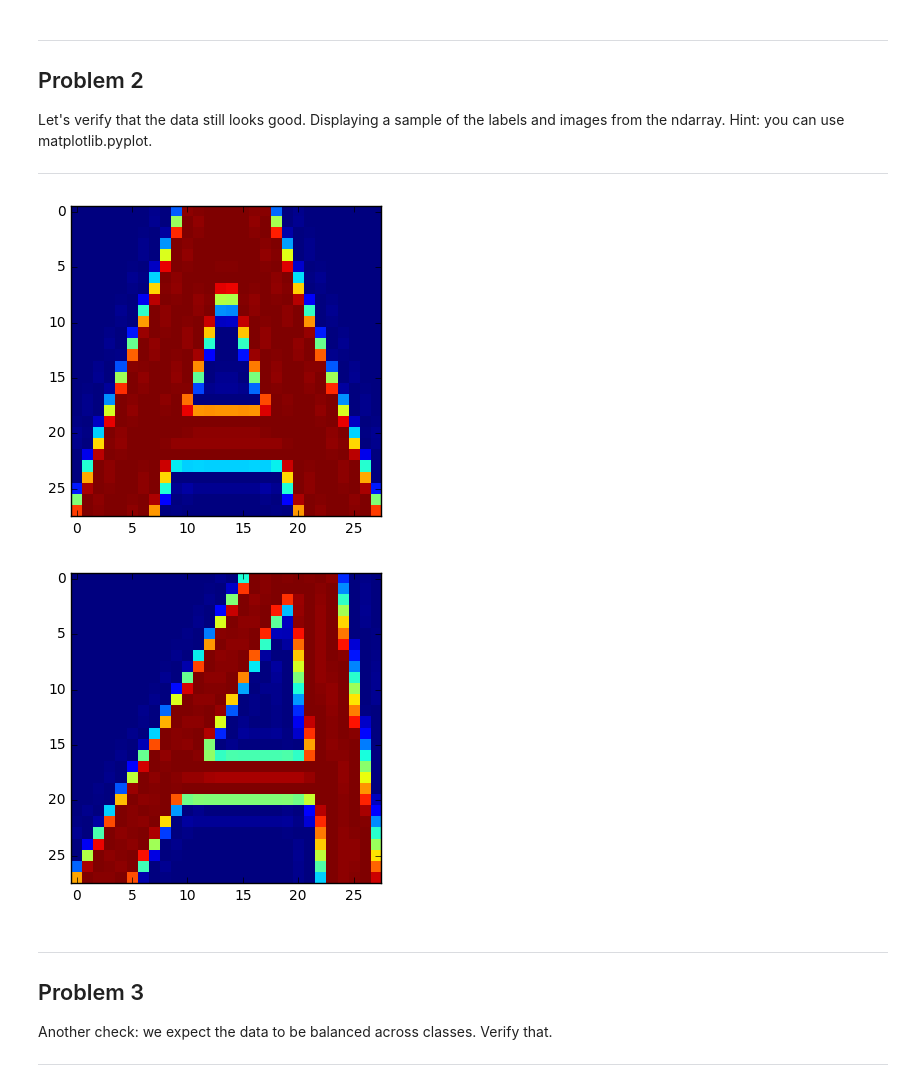
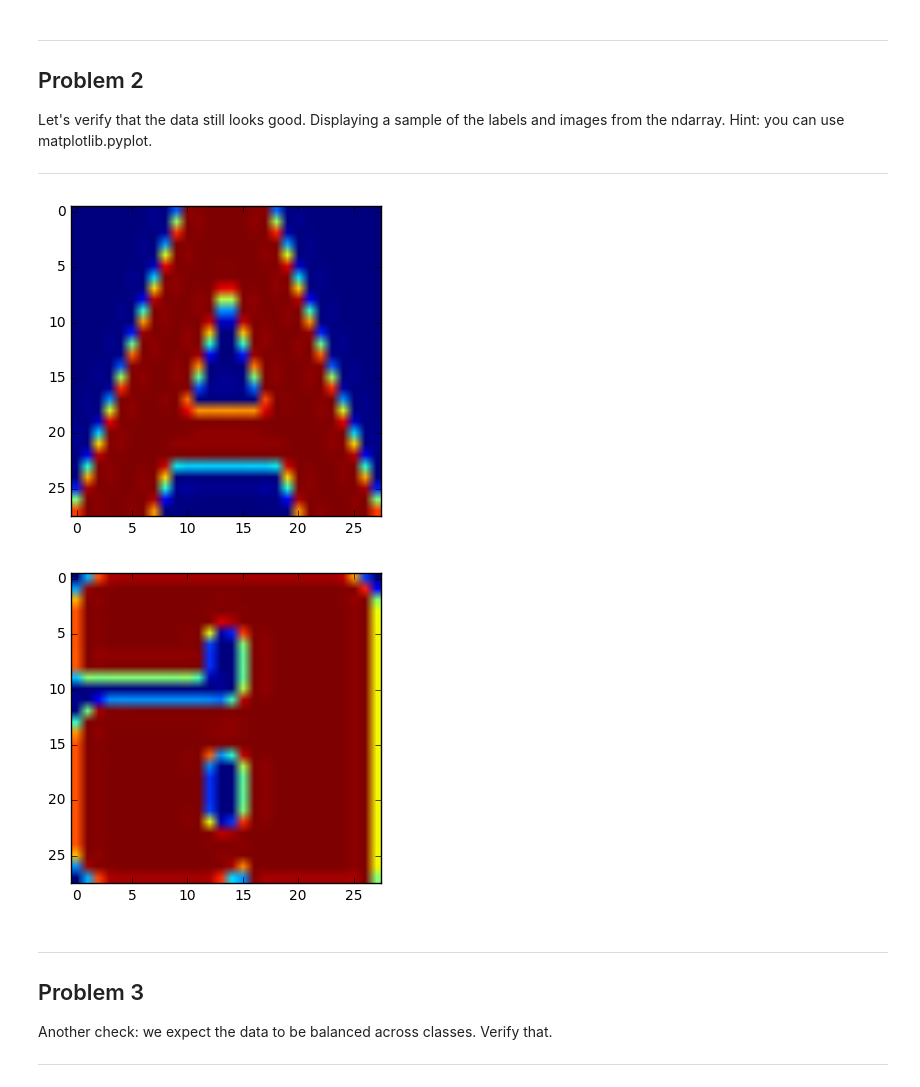
Before and after one commit to avenezia/UD-730-Deep-Learning, a Jupyter notebook: week1/1_notmnist.ipynb, the cells around one changed output. Saved outputs shown, nothing was run; the diff lists cells and outputs as text; code cells hidden in the pictures.

```diff
--- a/week1/1_notmnist.ipynb
+++ b/week1/1_notmnist.ipynb
@@ -102,3 +72,30 @@ Found and verified notMNIST_small.tar.gz
 # %% [markdown]
 Extract the dataset from the compressed .tar.gz file.
 This should give you a set of directories, labelled A through J.
+# %%
+num_classes = 10
+np.random.seed(133)
+
+def maybe_extract(filename, force=False):
+  root = os.path.splitext(os.path.splitext(filename)[0])[0]  # remove .tar.gz
+  if os.path.isdir(root) and not force:
+    # You may override by setting force=True.
+    print('%s already present - Skipping extraction of %s.' % (root, filename))
+  else:
+    print('Extracting data for %s. This may take a while. Please wait.' % root)
+    tar = tarfile.open(filename)
+    sys.stdout.flush()
+    tar.extractall(data_root)
+    tar.close()
+  data_folders = [
+    os.path.join(root, d) for d in sorted(os.listdir(root))
+    if os.path.isdir(os.path.join(root, d))]
+  if len(data_folders) != num_classes:
+    raise Exception(
+      'Expected %d folders, one per class. Found %d instead.' % (
+        num_classes, len(data_folders)))
+  print(data_folders)
+  return data_folders
+
+train_folders = maybe_extract(train_filename)
+test_folders = maybe_extract(test_filename)
@@ -227,14 +229,14 @@ Let's verify that the data still looks good. Displaying a sample of the labels a
 # %%
 import matplotlib.pyplot as plt
 with open(test_datasets[0], 'rb') as f:
     letter_array = pickle.load(f)
-    plt.imshow(letter_array[0], interpolation='nearest')
+    plt.imshow(letter_array[0])
     plt.show()
-    plt.imshow(letter_array[1], interpolation='nearest')
+    plt.imshow(letter_array[len(letter_array) - 1])
     plt.show()
 # %% [output]
-[figure, old version]
+[figure, new version]
-[figure, old version]
+[figure, new version]
 # %% [markdown]
 ---
 Problem 3
```
Also changed, not shown: parts of 9 cells of this notebook.
